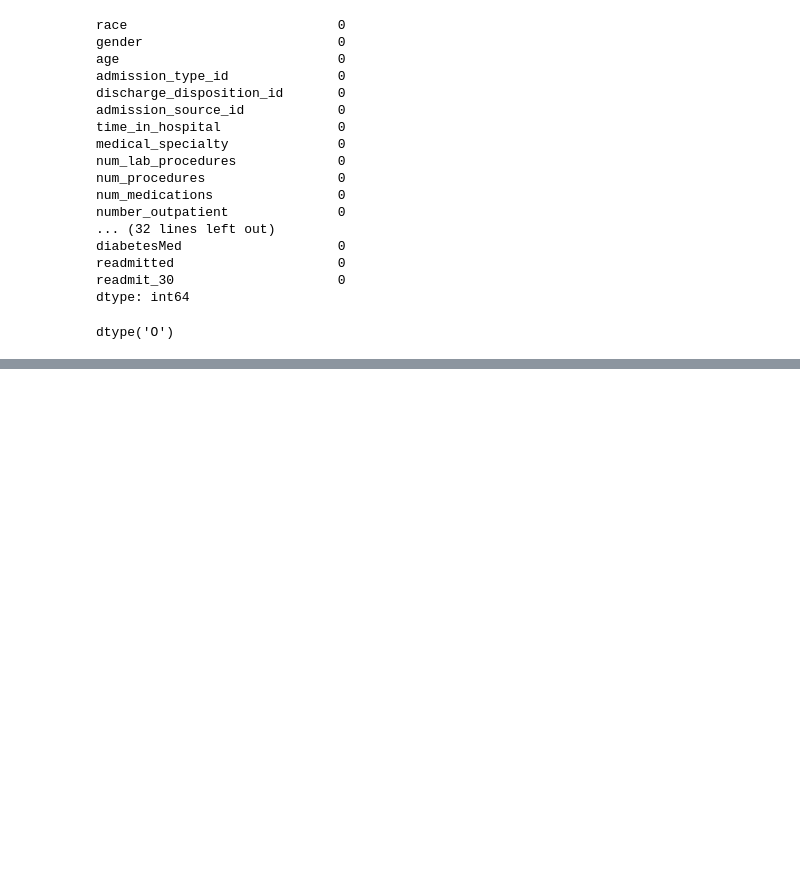
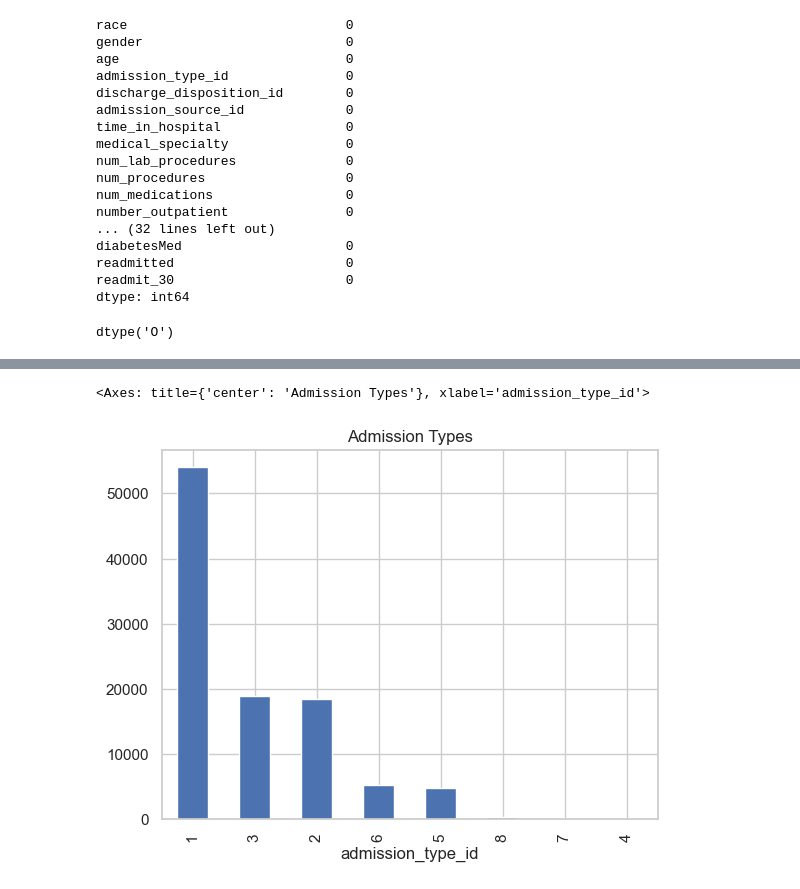
Before and after one commit to RaphaelMuthenya/diabetes-readmissions-ML, a Jupyter notebook: Diabetes-Readmission/diabetes-ml.ipynb, the cells around one changed output, grey strips where cells are left out. Saved outputs shown, nothing was run; the diff lists cells and outputs as text; code cells hidden in the pictures; blank space fills up the shorter version.

```diff
--- a/Diabetes-Readmission/diabetes-ml.ipynb
+++ b/Diabetes-Readmission/diabetes-ml.ipynb
@@ -193,0 +226,5 @@ diabetes['diag_3'].fillna('Missing', inplace=True)
+# %%
+diabetes['admission_type_id'].value_counts().plot(kind='bar', title='Admission Types')
+# %% [output]
+<Axes: title={'center': 'Admission Types'}, xlabel='admission_type_id'>
+[figure, added]
```
Also changed, not shown: parts of 29 cells of this notebook, 1 other file.
